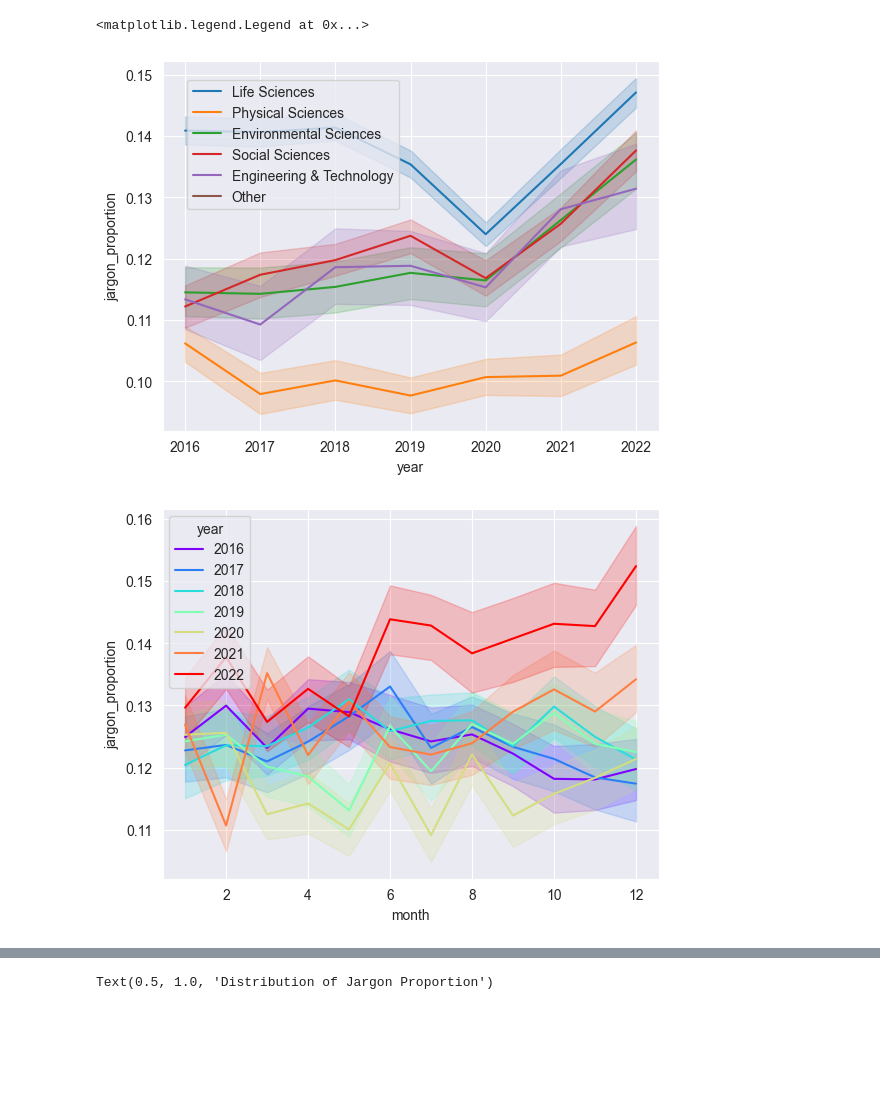
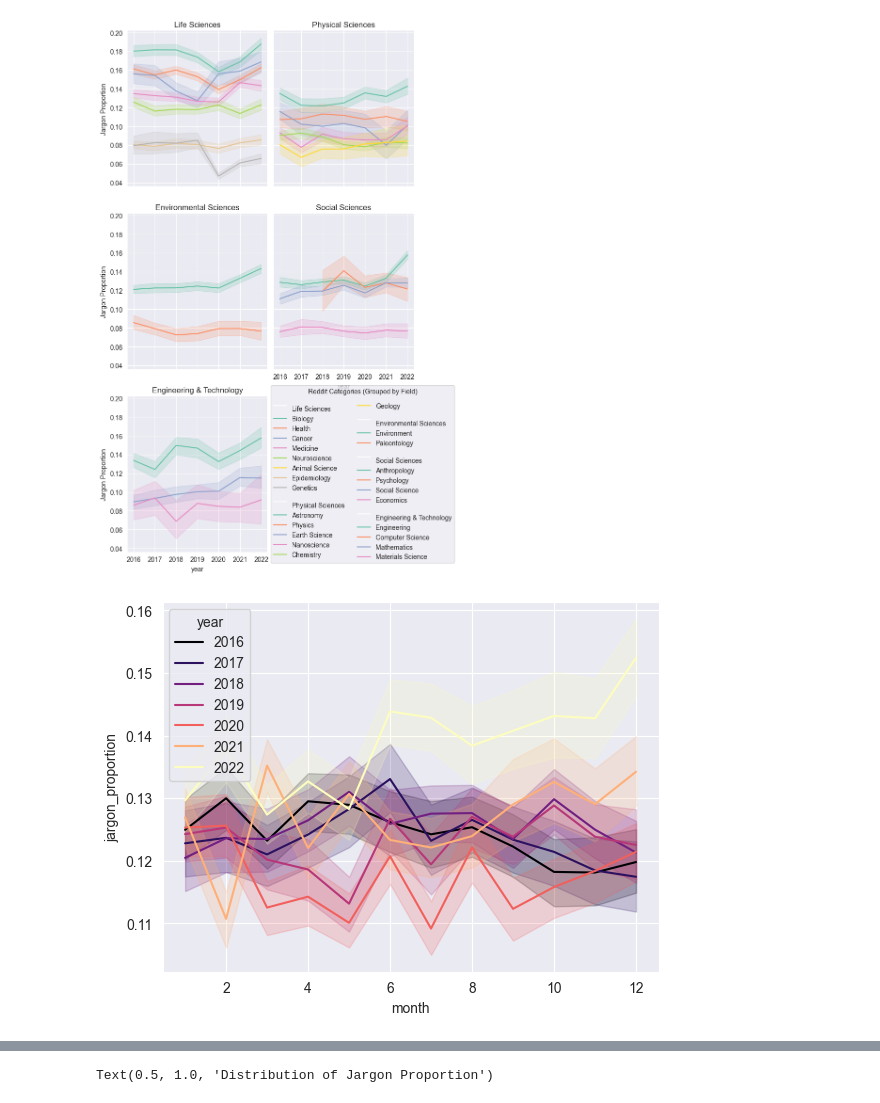
Before and after one commit to vetlewj/algorithmic-media, a Jupyter notebook: jargon_metric/jargon_analysis.ipynb, the cells around one changed output, grey strips where cells are left out. Cells and saved outputs as stored; diff of their text form; code cells hidden in the pictures; blank space fills up the shorter version.

```diff
--- a/jargon_metric/jargon_analysis.ipynb
+++ b/jargon_metric/jargon_analysis.ipynb
@@ -6,6 +6,13 @@ import seaborn as sns
 
 df = pd.read_csv("../data/combined_for_analysis_sensationalism_jargon_categories_domain_labels.csv")
 df["log_score"] = np.log(df["score"] + 1)
+
+df.dropna(inplace=True)
+df["top_domain"] = "other"
+for domain in ["is_top_domain_repo", "is_top_domain_news", "is_top_domain_scientific", "is_top_domain_social_media","is_top_domain_scam"]:
+    # set domain column to a value
+    df.loc[df[domain], "top_domain"] = " ".join(domain.split("_")[3:])
 df.info()
+df
 # %% [output]
 <class 'pandas.core.frame.DataFrame'>
@@ -27,0 +122,9 @@ memory usage: 21.1+ MB
+# %%
+pal_id = "Set2"
+
+sns_plot = sns.lineplot(data=df, x="year", y="jargon_proportion", hue="top_category")
+
+sns_plot.legend(bbox_to_anchor=(1.05, .95), loc='upper left', borderaxespad=0.)
+plt.title("Jargon Proportion in Scientific Domains over years")
+plt.xlabel("Year")
+plt.ylabel("Jargon Proportion")
@@ -28,10 +134,35 @@ memory usage: 21.1+ MB
 # %%
-sns_plot = sns.lineplot(data=df, x="year", y="jargon_proportion", hue="top_category")
-sns_plot.legend(bbox_to_anchor=(.05, .95), loc='upper left', borderaxespad=0.)
+g = sns.FacetGrid(df, col="top_category", col_wrap=2, height=4, sharey=True)
+
+def plot_table(data, color, **kwargs):
+    average_jargon = data.groupby("link_flair_text")["jargon_proportion"].mean().sort_values(ascending=False)
+    top_category = data["top_category"].iloc[0]
+    palette = sns.color_palette(pal_id, len(average_jargon))
+    sns_plot = sns.lineplot(data=data, x="year", y="jargon_proportion", hue="link_flair_text", **kwargs, legend=False, palette=palette,hue_order=average_jargon.index)
+    sns_plot.legend(title=top_category, loc="upper right", handles = [ plt.Line2D([], [], color=palette[i], label=flair) for (i, flair) in enumerate(average_jargon.index)])
+    sns_plot.set_title(top_category)
+    plt.ylabel("Jargon Proportion")
+
+
+
+g.map_dataframe(plot_table)
+unique_top_categories = df["top_category"].unique()
+# Create a custom legend
+handles = []
+for i, cat in enumerate(unique_top_categories):
+    flairs = df[df["top_category"] == cat]["link_flair_text"].unique()
+    handles.append(plt.Line2D([], [], color="white", label=f"\n{cat}"))
+    palette = sns.color_palette(pal_id, len(flairs))
+    for i, flair in enumerate(flairs):
+        handles.append(
+            plt.Line2D([], [], color=palette[i], label=flair)
+        )
+
+plt.legend(handles=handles, title="Reddit Categories (Grouped by Field)", loc="center left", bbox_to_anchor=(1, 0.5), ncol=2)
+plt.subplots_adjust(right=0.85)
 # %% [output]
-<matplotlib.legend.Legend at 0x...>
-[figure, old version]
+[figure, new version]
 # %%
-sns_plot = sns.lineplot(data=df, x="month", y="jargon_proportion", hue="year", palette="rainbow")
+sns_plot = sns.lineplot(data=df, x="month", y="jargon_proportion", hue="year", palette="magma")
 # %% [output]
-[figure, old version]
+[figure, new version]
```
Also changed, not shown: parts of 28 cells of this notebook, 2 other files.
